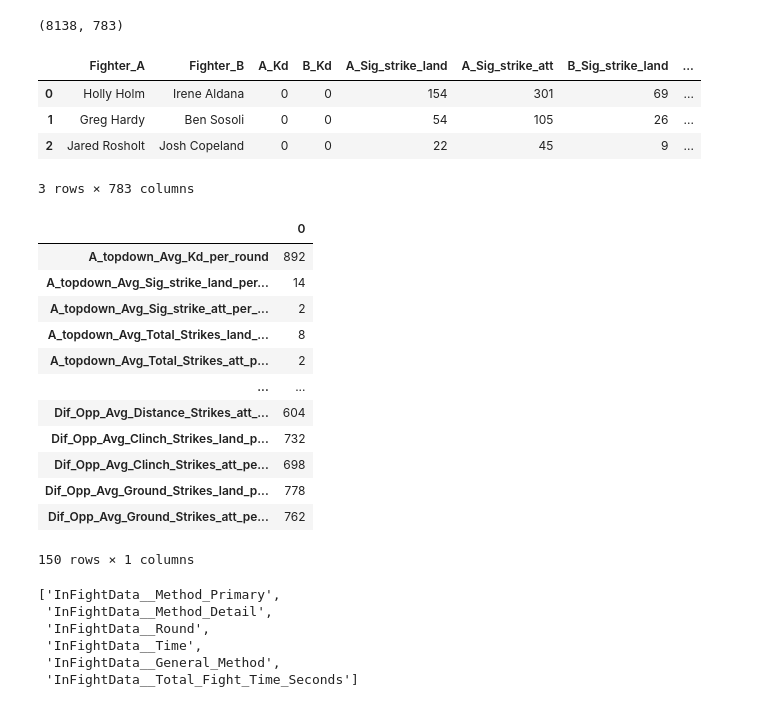
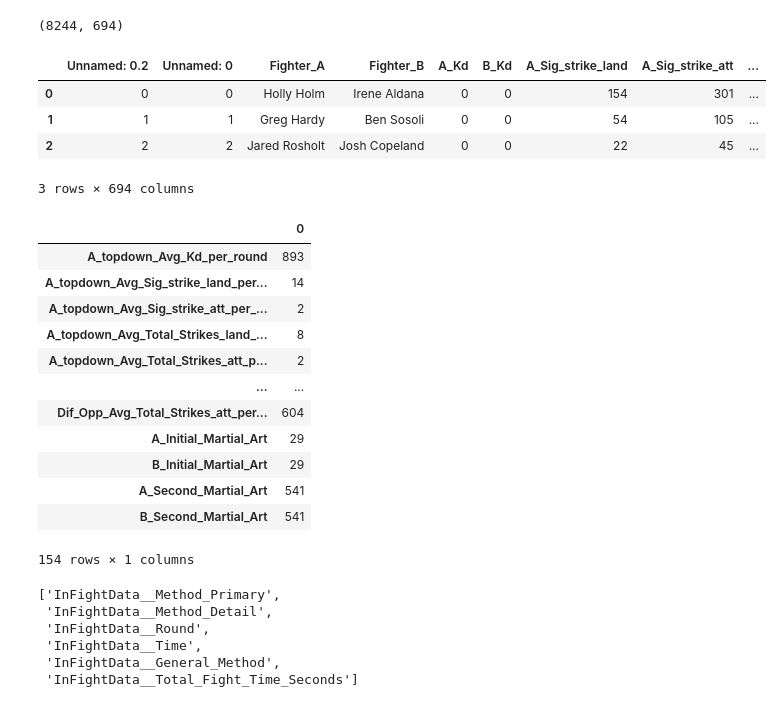
Before and after one commit to tmcroyce/UFC_Prediction_V2.1, a Jupyter notebook: V2_Newer_Notebooks/8. Prediction.ipynb, the cells around one changed output. Cells and saved outputs as stored; diff of their text form; code cells hidden in the pictures.

```diff
--- a/V2_Newer_Notebooks/8. Prediction.ipynb
+++ b/V2_Newer_Notebooks/8. Prediction.ipynb
@@ -53,14 +68,14 @@ from matplotlib.offsetbox import OffsetImage, AnnotationBbox
 # %%
-df  = pd.read_csv('data/final/aggregates/Double_Fights_DF_V14.csv')
+df  = pd.read_csv('data/final/aggregates/Double_Fights_DF_V15.csv')
 print(df.shape)
 df.head(3)
 # %% [output]
-(8138, 783)
+(8244, 694)
-|  | Fighter_A | Fighter_B | A_Kd | B_Kd | A_Sig_strike_land | A_Sig_strike_att | B_Sig_strike_land | ... |
-| 0 | Holly Holm | Irene Aldana | 0 | 0 | 154 | 301 | 69 | ... |
-| 1 | Greg Hardy | Ben Sosoli | 0 | 0 | 54 | 105 | 26 | ... |
-| 2 | Jared Rosholt | Josh Copeland | 0 | 0 | 22 | 45 | 9 | ... |
+|  | Unnamed: 0.2 | Unnamed: 0 | Fighter_A | Fighter_B | A_Kd | B_Kd | A_Sig_strike_land | A_Sig_strike_att | ... |
+| 0 | 0 | 0 | Holly Holm | Irene Aldana | 0 | 0 | 154 | 301 | ... |
+| 1 | 1 | 1 | Greg Hardy | Ben Sosoli | 0 | 0 | 54 | 105 | ... |
+| 2 | 2 | 2 | Jared Rosholt | Josh Copeland | 0 | 0 | 22 | 45 | ... |
-3 rows × 783 columns
+3 rows × 694 columns
 # %%
 unnamed = [n for n in df.columns if 'Unnamed' in n]
 df.drop(columns=unnamed, inplace=True)
@@ -71,18 +86,18 @@ nothere = nothere.loc[nothere[0] > 0]
 nothere
 # %% [output]
 |  | 0 |
-| A_topdown_Avg_Kd_per_round | 892 |
+| A_topdown_Avg_Kd_per_round | 893 |
 | A_topdown_Avg_Sig_strike_land_per... | 14 |
 | A_topdown_Avg_Sig_strike_att_per_... | 2 |
 | A_topdown_Avg_Total_Strikes_land_... | 8 |
 | A_topdown_Avg_Total_Strikes_att_p... | 2 |
 | ... | ... |
-| Dif_Opp_Avg_Distance_Strikes_att_... | 604 |
-| Dif_Opp_Avg_Clinch_Strikes_land_p... | 732 |
-| Dif_Opp_Avg_Clinch_Strikes_att_pe... | 698 |
-| Dif_Opp_Avg_Ground_Strikes_land_p... | 778 |
-| Dif_Opp_Avg_Ground_Strikes_att_pe... | 762 |
+| Dif_Opp_Avg_Total_Strikes_att_per... | 604 |
+| A_Initial_Martial_Art | 29 |
+| B_Initial_Martial_Art | 29 |
+| A_Second_Martial_Art | 541 |
+| B_Second_Martial_Art | 541 |
-150 rows × 1 columns
+154 rows × 1 columns
 # %%
 # get cols with InFightData in the name
 InFightData = [n for n in df.columns if 'InFightData' in n]
```
Also changed, not shown: parts of 51 cells of this notebook, 2 other files.
